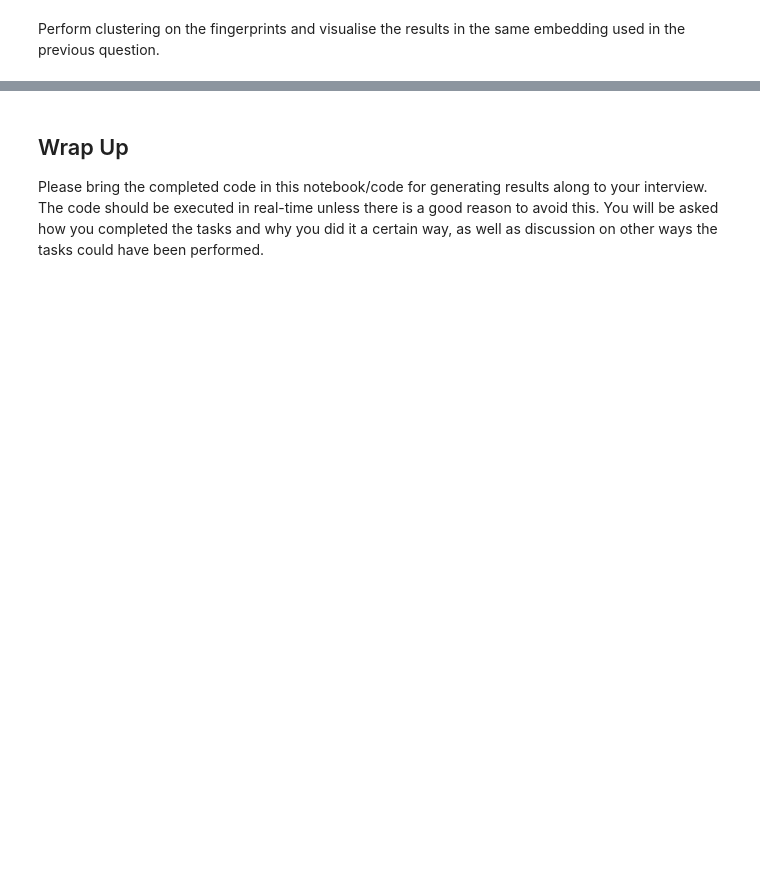
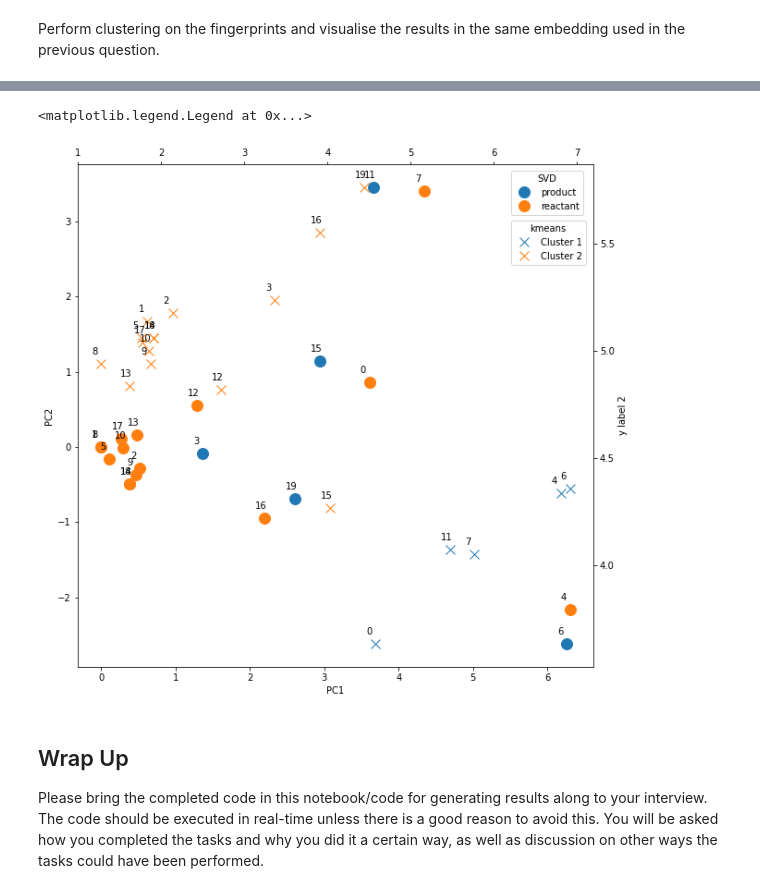
Before and after one commit to adhardy/Deepmatter-Interview, a Jupyter notebook: notebook/ds_nb_1.ipynb, the cells around one changed output, grey strips where cells are left out. Drawn from its saved outputs; the diff is of its cells as text; code cells hidden in the pictures; blank space fills up the shorter version.

```diff
--- a/notebook/ds_nb_1.ipynb
+++ b/notebook/ds_nb_1.ipynb
@@ -485,3 +450,28 @@ in the previous question.
+# %%
+# === Plot SVD and k-means together ===
+
+fig = plt.figure(figsize=figsize) # place two plots on top of each other
+ax_pca_m = fig.add_subplot(111, label="pca")
+ax_kmeans_m = fig.add_subplot(111, label="kmeans", frame_on=False)
+
+ax_pca_m = subplot(df_fingerprints_tSVD, ax_pca_m, "molecule_type")
+
+ax_pca_m.legend(title="SVD", loc=[0.84, 0.9])
+ax_pca_m.set_xlabel(columns[0])
+ax_pca_m.set_ylabel(columns[1])
+
+ax_kmeans_m = subplot(df_fingerprints_kmean, ax_kmeans_m, "cluster", marker="x", markersize=10, switch_xy=True)
+
+ax_kmeans_m.xaxis.tick_top()
+ax_kmeans_m.yaxis.tick_right()
+ax_kmeans_m.set_xlabel('')
+ax_kmeans_m.set_ylabel('y label 2')
+ax_kmeans_m.xaxis.set_label_position('top')
+ax_kmeans_m.yaxis.set_label_position('right')
+ax_kmeans_m.legend(["Cluster 1", "Cluster 2"], title="kmeans", loc=[0.84, 0.8])
+# %% [output]
+<matplotlib.legend.Legend at 0x...>
+[figure, added]
 # %% [markdown]
 ## Wrap Up
 
```
Also changed, not shown: parts of 13 cells of this notebook, 1 other file.
